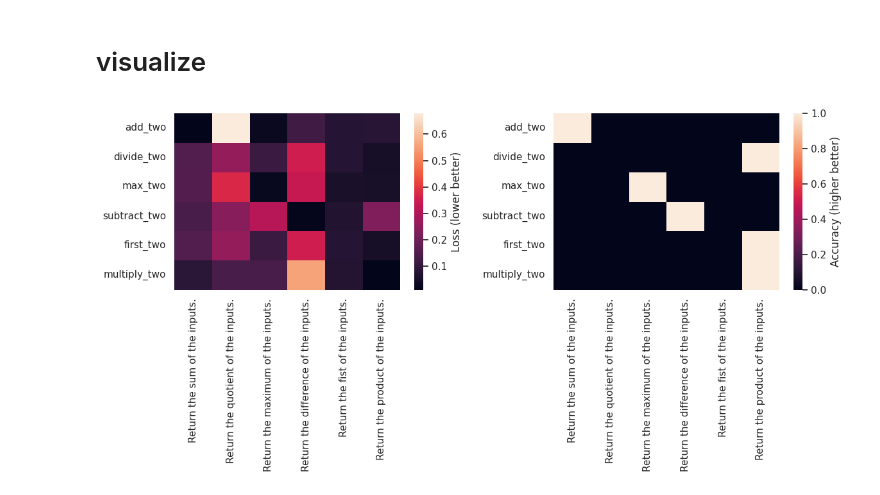
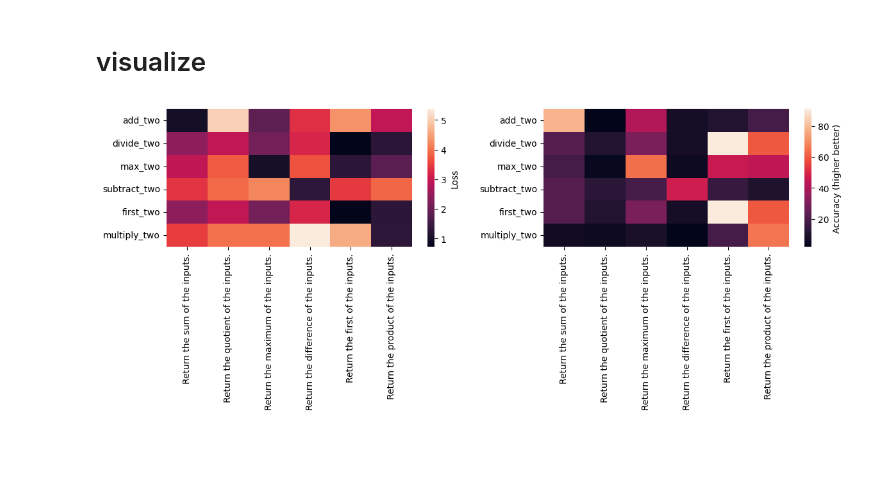
Before and after one commit to csinva/iprompt, a Jupyter notebook: notebooks/01_prompt_task_alignment.ipynb, the cells around one changed output. Cells and saved outputs as stored; diff of their text form; code cells hidden in the pictures; blank space fills up the shorter version.

```diff
--- a/notebooks/01_prompt_task_alignment.ipynb
+++ b/notebooks/01_prompt_task_alignment.ipynb
@@ -186,14 +186,16 @@ Task: divide_two         Prefix: Return the maximum of the inputs.       Loss: 2
 # visualize
 # %%
 # sns.set()
-plt.figure(figsize=(12, 6))
+plt.figure(figsize=(12, 5))
 plt.subplot(121)
-sns.heatmap(torch.tensor(losses).softmax(dim=1), yticklabels=task_names,
-            xticklabels=task_descriptions, cbar_kws={'label': 'Loss (lower better)'})
+sns.heatmap(losses, yticklabels=task_names,
+            xticklabels=task_descriptions, cbar_kws={'label': 'Loss'})
+# sns.heatmap(torch.tensor(losses).softmax(dim=1), yticklabels=task_names,
+            # xticklabels=task_descriptions, cbar_kws={'label': 'Loss, normalized (lower better)'})
 
 plt.subplot(122)
-sns.heatmap(torch.tensor(accuracies).softmax(dim=1), yticklabels=task_names,
-xticklabels=task_descriptions, cbar_kws={'label': 'Accuracy (higher better)'})
+sns.heatmap(torch.tensor(accuracies), yticklabels=task_names,
+            xticklabels=task_descriptions, cbar_kws={'label': 'Accuracy (higher better)'})
 plt.tight_layout()
 # %% [output]
-[figure, old version]
+[figure, new version]
```
Also changed, not shown: parts of 5 cells of this notebook.
